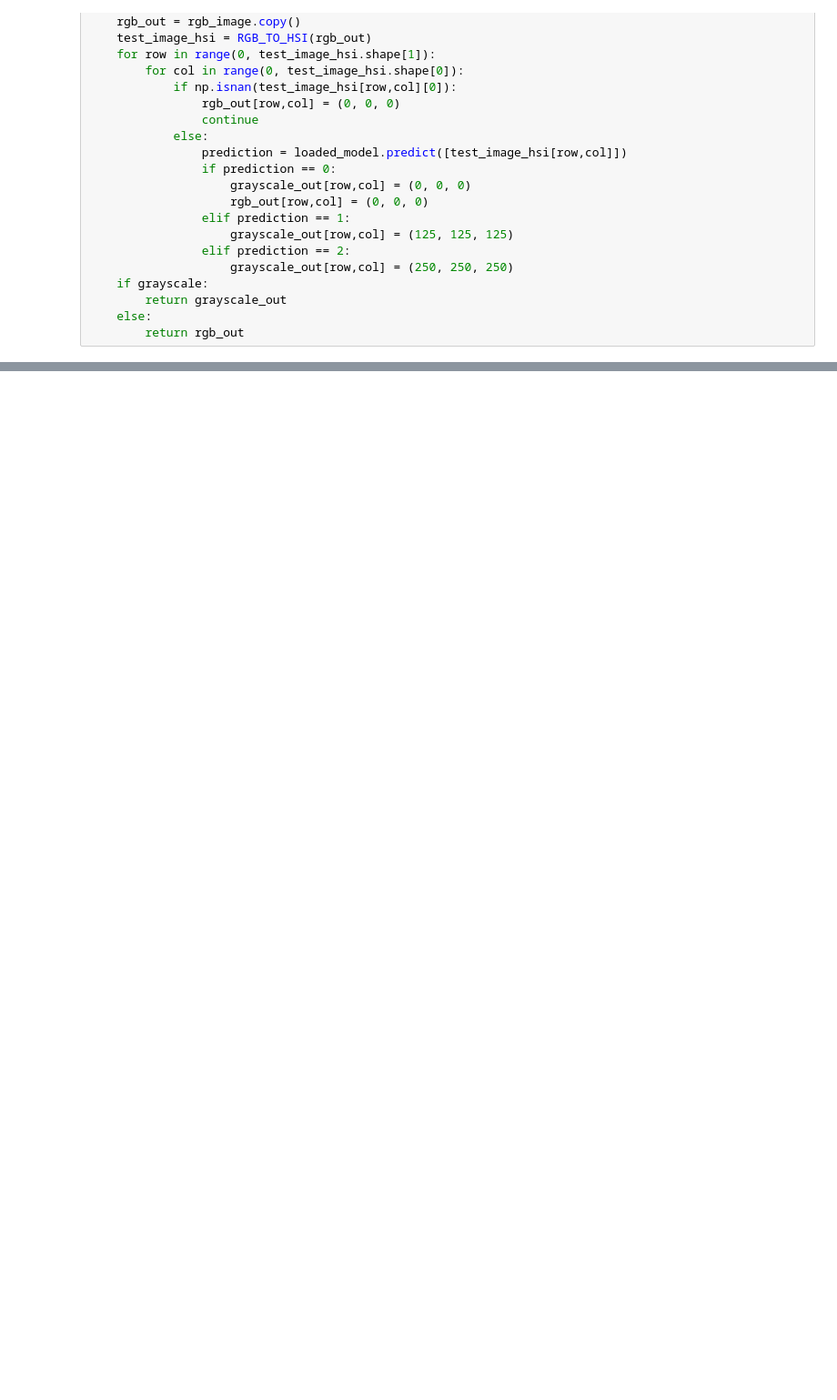
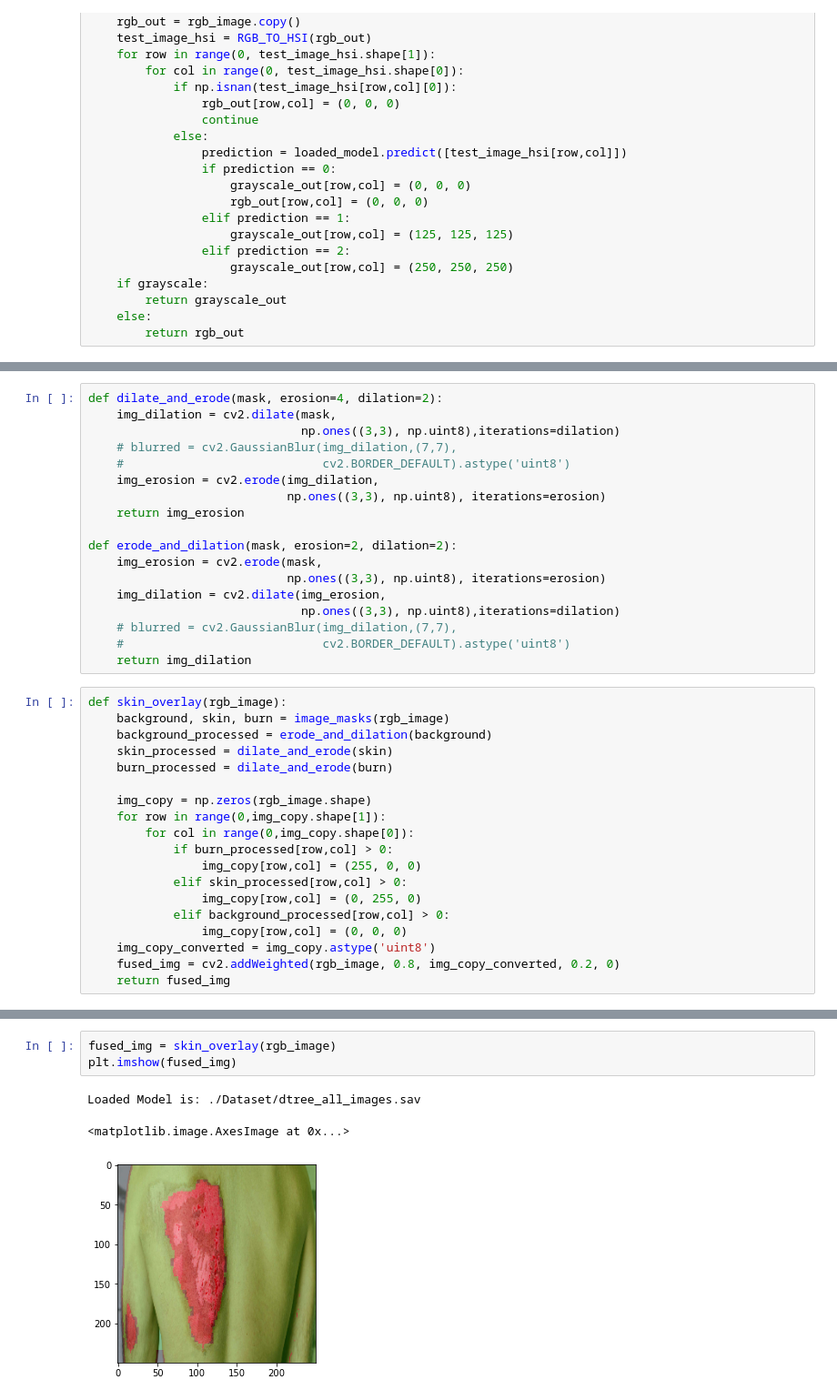
Before and after one commit to zachary-obrien/BurnEstimation, a Jupyter notebook: skin_segmentation_dtree.ipynb, the cells around one changed output, grey strips where cells are left out. Shown at 91% size. Saved outputs shown, nothing was run; the diff lists cells and outputs as text; blank space fills up the shorter version.

```diff
--- a/skin_segmentation_dtree.ipynb
+++ b/skin_segmentation_dtree.ipynb
@@ -93 +116,38 @@ def segment_image(rgb_image, grayscale=True):
+# %%
+def dilate_and_erode(mask, erosion=4, dilation=2):
+    img_dilation = cv2.dilate(mask,
+                              np.ones((3,3), np.uint8),iterations=dilation)
+    # blurred = cv2.GaussianBlur(img_dilation,(7,7),
+    #                            cv2.BORDER_DEFAULT).astype('uint8')
+    img_erosion = cv2.erode(img_dilation,
+                            np.ones((3,3), np.uint8), iterations=erosion)
+    return img_erosion
+
+def erode_and_dilation(mask, erosion=2, dilation=2):
+    img_erosion = cv2.erode(mask,
+                            np.ones((3,3), np.uint8), iterations=erosion)
+    img_dilation = cv2.dilate(img_erosion,
+                              np.ones((3,3), np.uint8),iterations=dilation)
+    # blurred = cv2.GaussianBlur(img_dilation,(7,7),
+    #                            cv2.BORDER_DEFAULT).astype('uint8')
+    return img_dilation
+# %%
+def skin_overlay(rgb_image):
+    background, skin, burn = image_masks(rgb_image)
+    background_processed = erode_and_dilation(background)
+    skin_processed = dilate_and_erode(skin)
+    burn_processed = dilate_and_erode(burn)
+
+    img_copy = np.zeros(rgb_image.shape)
+    for row in range(0,img_copy.shape[1]):
+        for col in range(0,img_copy.shape[0]):
+            if burn_processed[row,col] > 0:
+                img_copy[row,col] = (255, 0, 0)
+            elif skin_processed[row,col] > 0:
+                img_copy[row,col] = (0, 255, 0)
+            elif background_processed[row,col] > 0:
+                img_copy[row,col] = (0, 0, 0)
+    img_copy_converted = img_copy.astype('uint8')
+    fused_img = cv2.addWeighted(rgb_image, 0.8, img_copy_converted, 0.2, 0)
+    return fused_img
 # %%
@@ -100,0 +160,7 @@ plt.imshow(segmented_image)
+# %%
+fused_img = skin_overlay(rgb_image)
+plt.imshow(fused_img)
+# %% [output]
+Loaded Model is: ./Dataset/dtree_all_images.sav
+<matplotlib.image.AxesImage at 0x...>
+[figure, added]
```
Also changed, not shown: parts of 7 cells of this notebook, 23 other files.
